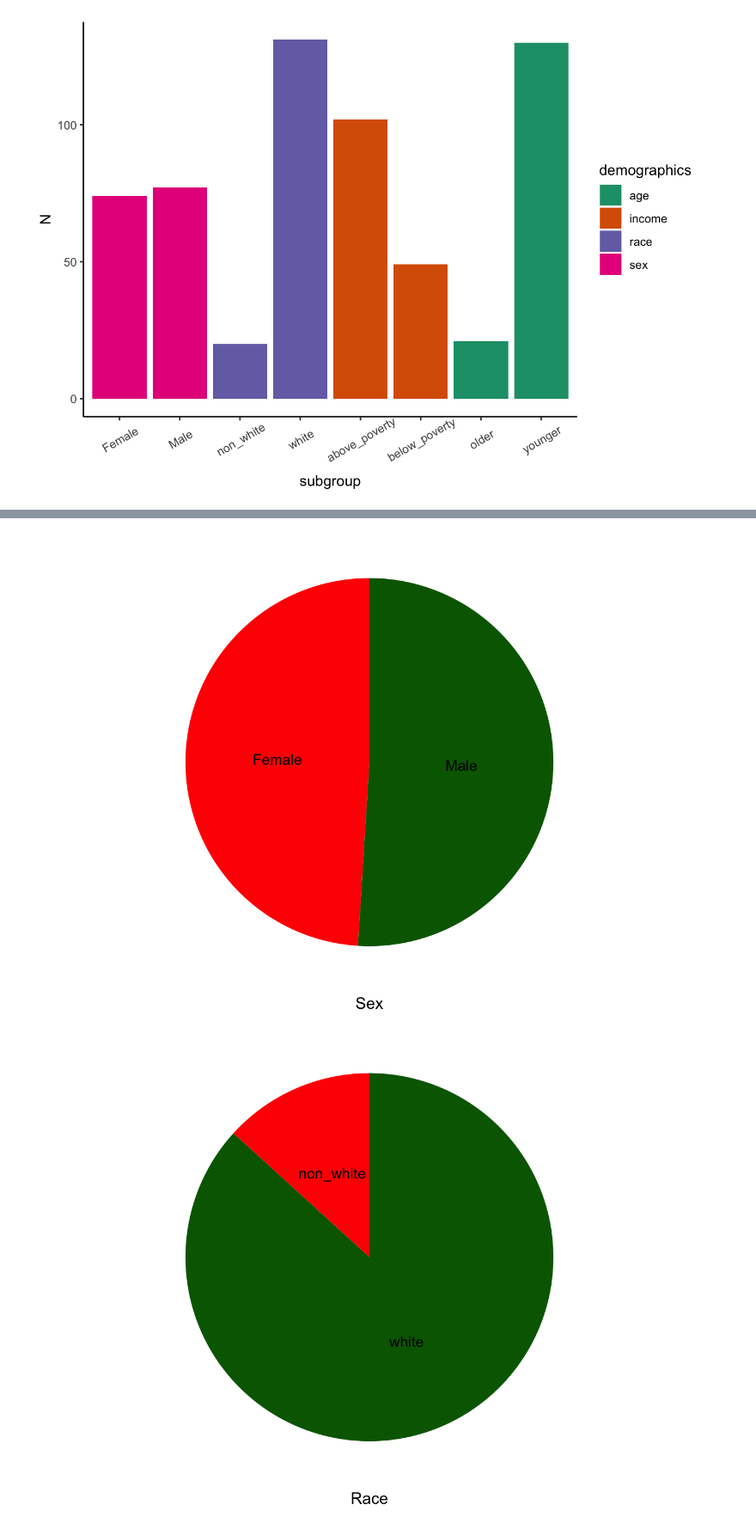
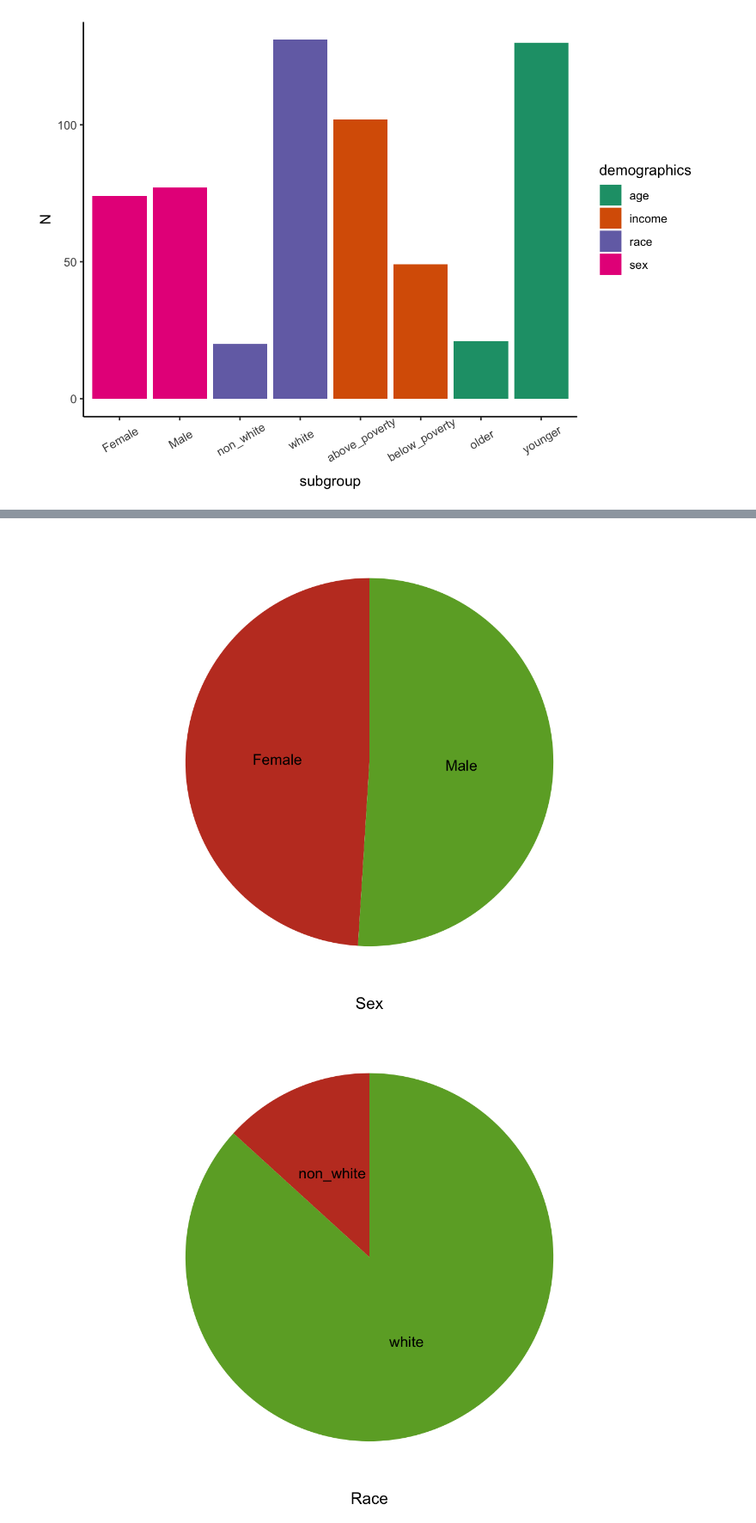
Before and after one commit to jjcurtin/study_fairema, a Jupyter notebook: notebooks/demographics.embed.ipynb, the cells around one changed output, grey strips where cells are left out. Shown at 86% size. Cells and saved outputs as stored; diff of their text form; code cells hidden in the pictures.

```diff
--- a/notebooks/demographics.embed.ipynb
+++ b/notebooks/demographics.embed.ipynb
@@ -197,15 +197,15 @@ demo_summary <- function(attribute){
 # %%
 #| label: pie chart
 plot1 <- ggplot(data = data.frame(table(demographics$sex)),
        aes(x = "", y = Freq, fill = Var1)) +
   geom_bar(stat="identity", width=1) +
   coord_polar("y", start=0) +
-  scale_fill_manual(values = c("Male" = "darkgreen",
-                               "Female" = "red")) +
+  scale_fill_manual(values = c("Male" = "#6CAA2F",
+                               "Female" = "#C23E28")) +
   geom_text(aes(label = Var1), position = position_stack(vjust = 0.5)) +
   theme_void() +
   theme(legend.position="none")
 plot1 <- gridExtra::grid.arrange(plot1, bottom = "Sex")
 # %% [output]
-[figure, old version]
+[figure, new version]
-[figure, old version]
+[figure, new version]
```
Also changed, not shown: parts of 3 cells of this notebook, 31 other files.
